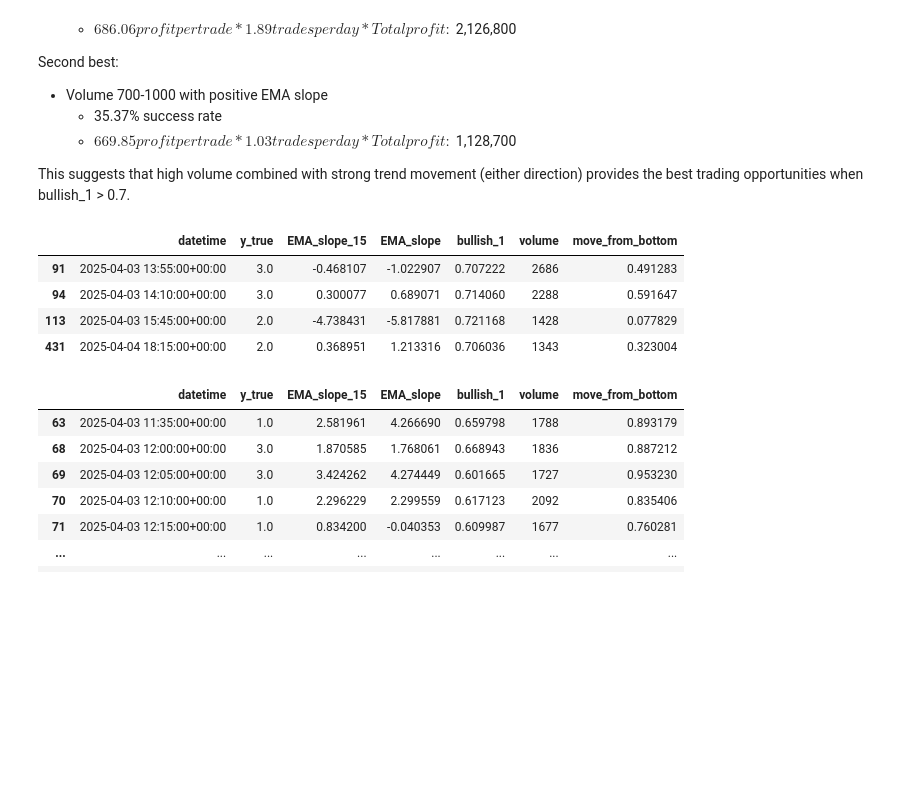
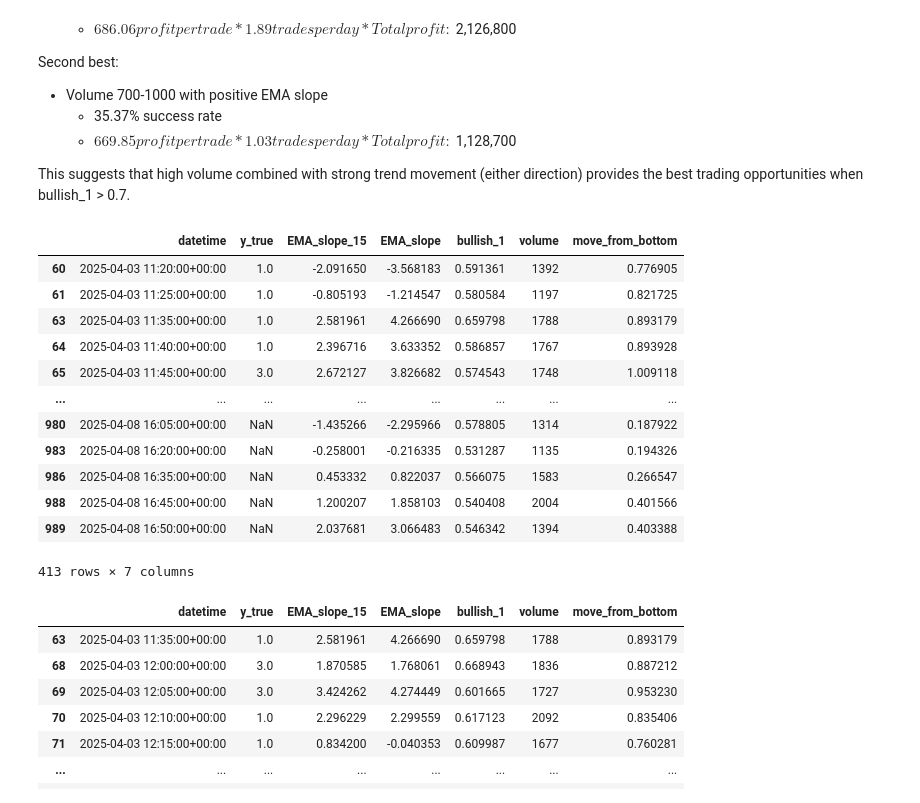
Before and after one commit to vgupta2710/Equity-Plans, a Jupyter notebook: deepnote/Data_Importer/6. Flag Adjustments Historical.ipynb, the cells around one changed output. Cells and saved outputs as stored; diff of their text form; code cells hidden in the pictures; blank space fills up the shorter version.

```diff
--- a/deepnote/Data_Importer/6. Flag Adjustments Historical.ipynb
+++ b/deepnote/Data_Importer/6. Flag Adjustments Historical.ipynb
@@ -1222,16 +1222,24 @@ import json
 with open('/work/config/strategy_volume_based.json', 'r') as file:
     config = json.load(file)  # Use json.load() for files instead of json.loads()
 # %%
-history[(history['volume']> 300)
-        & (history['bullish_1']> .7)
+history[(history['volume']> 600)
+        & (history['bullish_1']> .5)
         & ((history['EMA_slope_15']>config['ema_slope_15_threshold_max']) | (history['EMA_slope_15']<config['ema_slope_15_threshold_min']))
-][['datetime','y_true','EMA_slope_15','EMA_slope','bullish_1','volume','move_from_bottom']]
+][['datetime','y_true','EMA_slope_15','EMA_slope','bullish_1','volume','move_from_bottom']].iloc[:-15]
 # %% [output]
 |  | datetime | y_true | EMA_slope_15 | EMA_slope | bullish_1 | volume | move_from_bottom |
-| 91 | 2025-04-03 13:55:00+00:00 | 3.0 | -0.468107 | -1.022907 | 0.707222 | 2686 | 0.491283 |
-| 94 | 2025-04-03 14:10:00+00:00 | 3.0 | 0.300077 | 0.689071 | 0.714060 | 2288 | 0.591647 |
-| 113 | 2025-04-03 15:45:00+00:00 | 2.0 | -4.738431 | -5.817881 | 0.721168 | 1428 | 0.077829 |
-| 431 | 2025-04-04 18:15:00+00:00 | 2.0 | 0.368951 | 1.213316 | 0.706036 | 1343 | 0.323004 |
+| 60 | 2025-04-03 11:20:00+00:00 | 1.0 | -2.091650 | -3.568183 | 0.591361 | 1392 | 0.776905 |
+| 61 | 2025-04-03 11:25:00+00:00 | 1.0 | -0.805193 | -1.214547 | 0.580584 | 1197 | 0.821725 |
+| 63 | 2025-04-03 11:35:00+00:00 | 1.0 | 2.581961 | 4.266690 | 0.659798 | 1788 | 0.893179 |
+| 64 | 2025-04-03 11:40:00+00:00 | 1.0 | 2.396716 | 3.633352 | 0.586857 | 1767 | 0.893928 |
+| 65 | 2025-04-03 11:45:00+00:00 | 3.0 | 2.672127 | 3.826682 | 0.574543 | 1748 | 1.009118 |
+| ... | ... | ... | ... | ... | ... | ... | ... |
+| 980 | 2025-04-08 16:05:00+00:00 | NaN | -1.435266 | -2.295966 | 0.578805 | 1314 | 0.187922 |
+| 983 | 2025-04-08 16:20:00+00:00 | NaN | -0.258001 | -0.216335 | 0.531287 | 1135 | 0.194326 |
+| 986 | 2025-04-08 16:35:00+00:00 | NaN | 0.453332 | 0.822037 | 0.566075 | 1583 | 0.266547 |
+| 988 | 2025-04-08 16:45:00+00:00 | NaN | 1.200207 | 1.858103 | 0.540408 | 2004 | 0.401566 |
+| 989 | 2025-04-08 16:50:00+00:00 | NaN | 2.037681 | 3.066483 | 0.546342 | 1394 | 0.403388 |
+413 rows × 7 columns
 # %%
 history[ (history['bullish_1']> .6)][['datetime','y_true','EMA_slope_15','EMA_slope','bullish_1','volume','move_from_bottom']]
 # %% [output]
```
Also changed, not shown: 1 other file.
